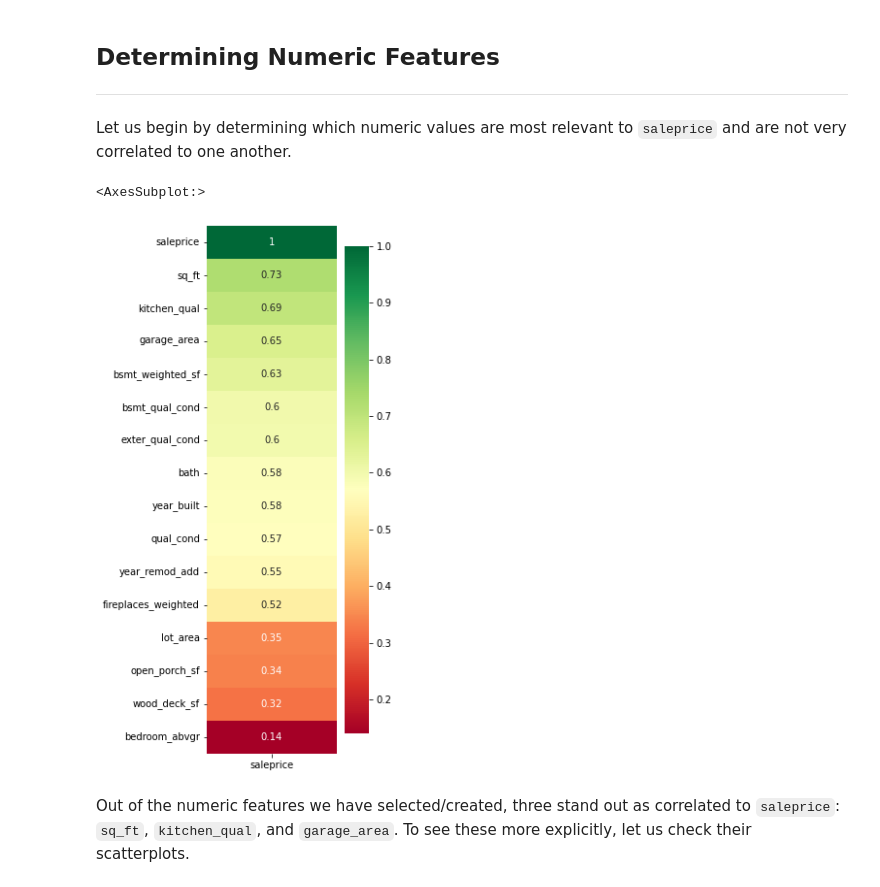
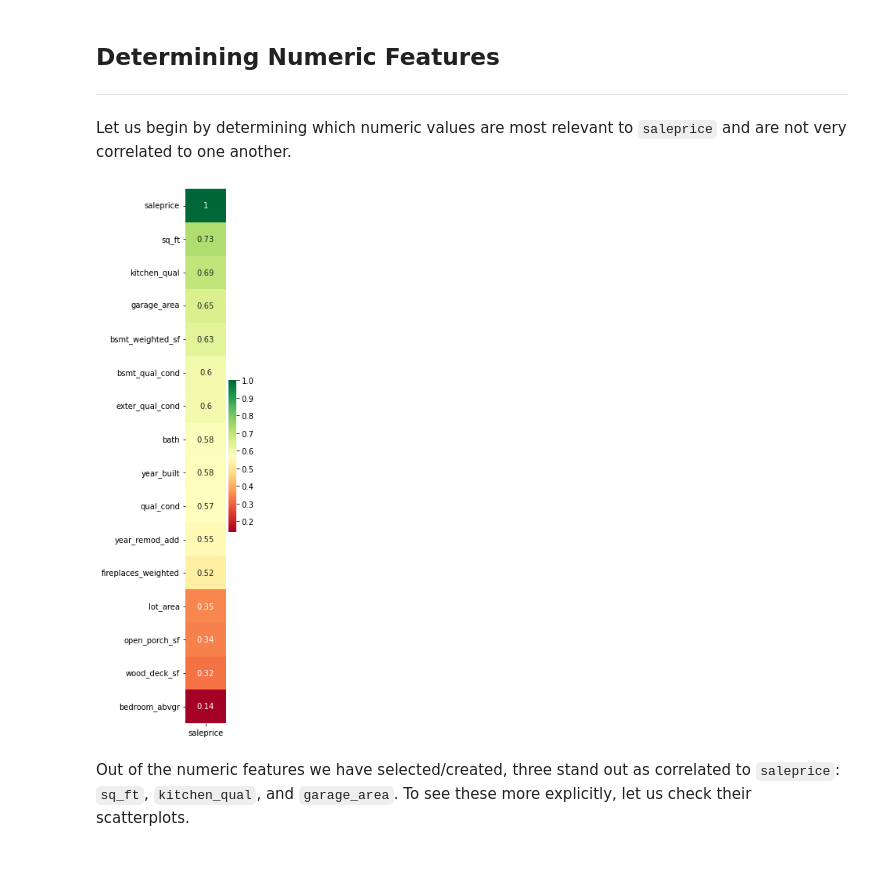
Before and after one commit to jguo052/Ames-Housing-Price-Regression, a Jupyter notebook: code/02_feature_selection_and_dummifying.ipynb, the cells around one changed output. Drawn from its saved outputs; the diff is of its cells as text; code cells hidden in the pictures.

```diff
--- a/code/02_feature_selection_and_dummifying.ipynb
+++ b/code/02_feature_selection_and_dummifying.ipynb
@@ -133,12 +128,11 @@ house = pd.read_csv('../datasets/cleaned_train.csv')
 # %%
 plt.figure(figsize = (3, 10))
 corr = house.corr()[['saleprice']].sort_values(by = 'saleprice', ascending = False)
 sns.heatmap(corr, cmap = 'RdYlGn', annot = True)
-#plt.tight_layout()
-#plt.savefig('../images/saleprice_heatmap10.png');
+plt.tight_layout()
+plt.savefig('../images/saleprice_heatmap.png');
 # %% [output]
-<AxesSubplot:>
-[figure, old version]
+[figure, new version]
 # %% [markdown]
 Out of the numeric features we have selected/created, three stand out as correlated to `saleprice`: `sq_ft`, `kitchen_qual`, and `garage_area`. To see these more explicitly, let us check their scatterplots.
 # %%
```
Also changed, not shown: parts of 1 cell of this notebook, 7 other files.
